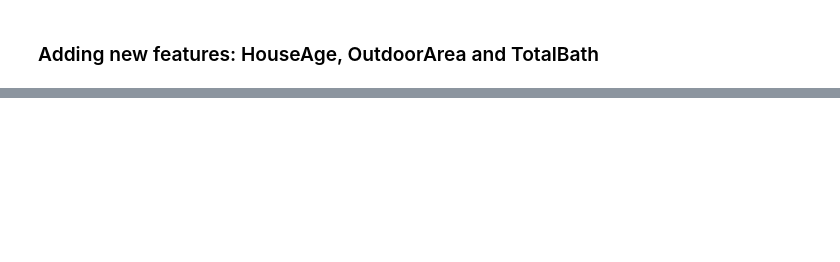
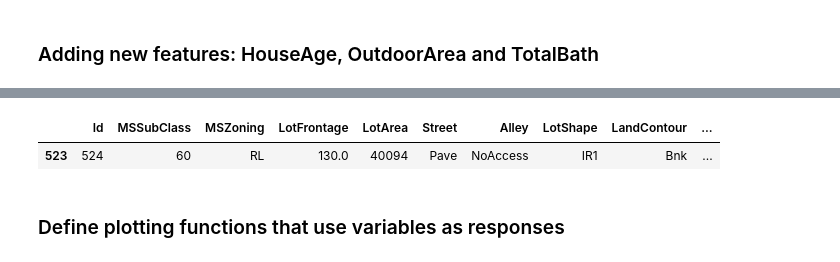
Before and after one commit to xgranda/ML_Project_Housing, a Jupyter notebook: Brian_v1.0.ipynb, the cells around one changed output, grey strips where cells are left out. Drawn from its saved outputs; the diff is of its cells as text; code cells hidden in the pictures; blank space fills up the shorter version.

```diff
--- a/Brian_v1.0.ipynb
+++ b/Brian_v1.0.ipynb
@@ -161,0 +173,5 @@ df_train['FireplacesBin'] = ['No' if x == 0 else 'Yes' for x in df_train.Firepla
+# %%
+df_train[df_train.HouseAge < 0]
+# %% [output]
+|  | Id | MSSubClass | MSZoning | LotFrontage | LotArea | Street | Alley | LotShape | LandContour | ... |
+| 523 | 524 | 60 | RL | 130.0 | 40094 | Pave | NoAccess | IR1 | Bnk | ... |
@@ -161,0 +215,2 @@ df_train['FireplacesBin'] = ['No' if x == 0 else 'Yes' for x in df_train.Firepla
+# %% [markdown]
+### Define plotting functions that use variables as responses
```
Also changed, not shown: parts of 9 cells of this notebook.
